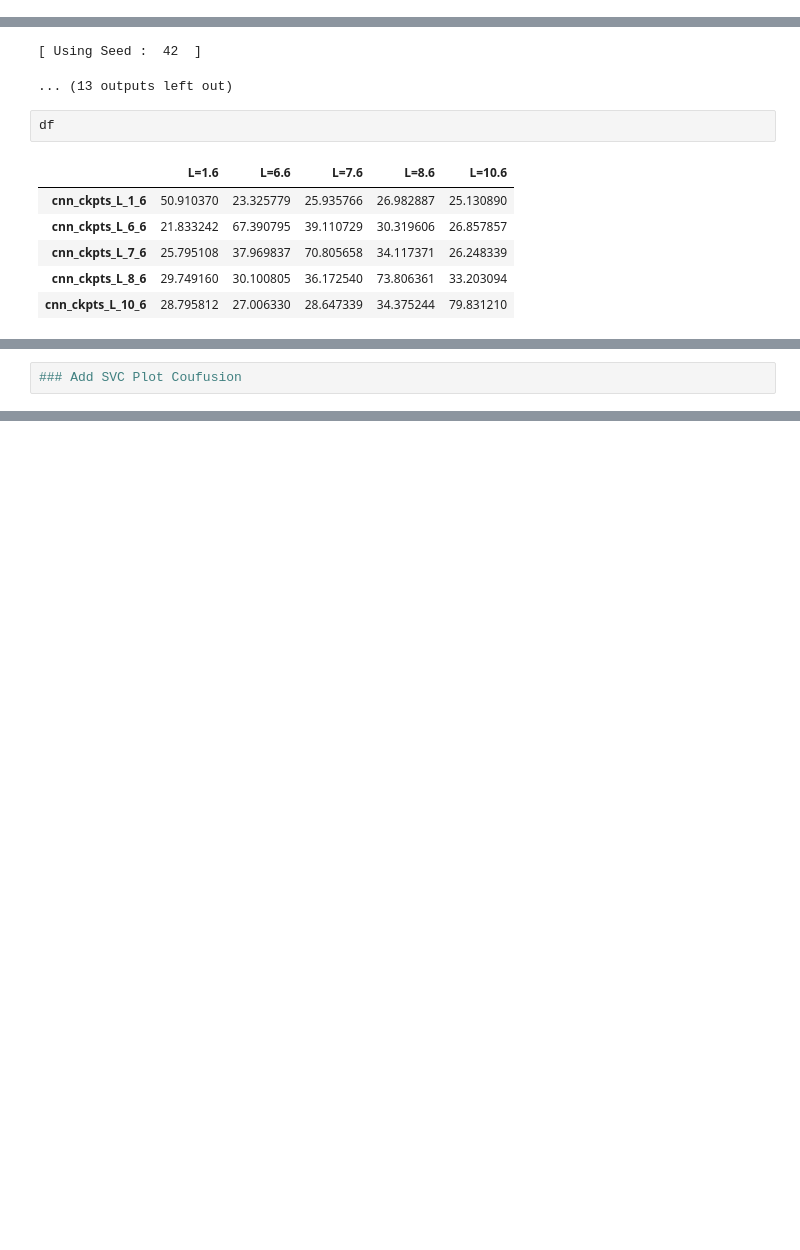
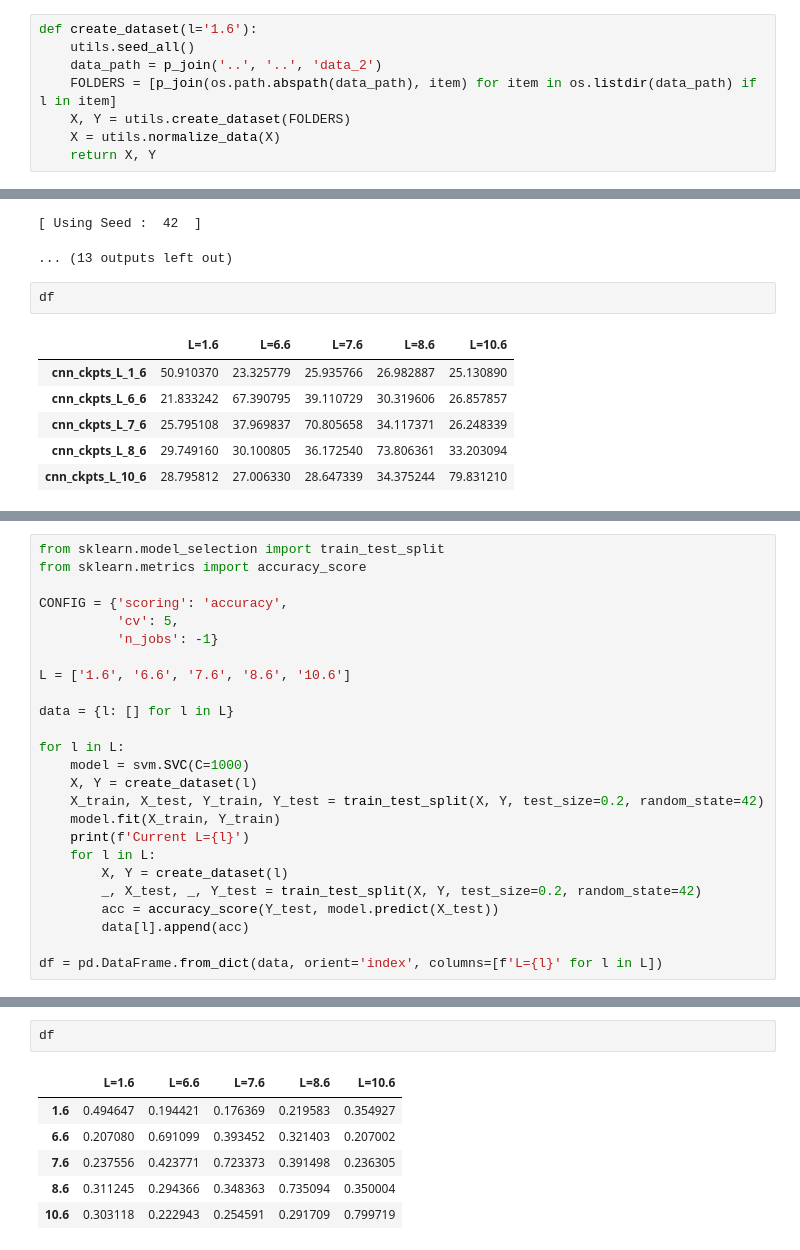
Before and after one commit to alexeyhorkin/ml_dl_with_topology_data, a Jupyter notebook: notebooks/eda/models_analysis.ipynb, the cells around one changed output, grey strips where cells are left out. Drawn from its saved outputs; the diff is of its cells as text; blank space fills up the shorter version.

Commit message:
add SVM conf matr test

```diff
--- a/notebooks/eda/models_analysis.ipynb
+++ b/notebooks/eda/models_analysis.ipynb
@@ -112,5 +112,13 @@ import torch
 from utils import dl_models
 import pandas as pd
 import numpy as np
+# %%
+def create_dataset(l='1.6'):
+    utils.seed_all()
+    data_path = p_join('..', '..', 'data_2')
+    FOLDERS = [p_join(os.path.abspath(data_path), item) for item in os.listdir(data_path) if l in item]
+    X, Y = utils.create_dataset(FOLDERS)
+    X = utils.normalize_data(X)
+    return X, Y
 # %%
 def get_loaderes(l='1.6', add_axis=False):
@@ -206,2 +212,25 @@ df
 # %%
-### Add SVC Plot Coufusion
+from sklearn.model_selection import train_test_split
+from sklearn.metrics import accuracy_score
+
+CONFIG = {'scoring': 'accuracy',
+          'cv': 5,
+          'n_jobs': -1}
+
+L = ['1.6', '6.6', '7.6', '8.6', '10.6']
+
+data = {l: [] for l in L}
+
+for l in L:
+    model = svm.SVC(C=1000)
+    X, Y = create_dataset(l)
+    X_train, X_test, Y_train, Y_test = train_test_split(X, Y, test_size=0.2, random_state=42)
+    model.fit(X_train, Y_train)
+    print(f'Current L={l}')
+    for l in L:
+        X, Y = create_dataset(l)
+        _, X_test, _, Y_test = train_test_split(X, Y, test_size=0.2, random_state=42)
+        acc = accuracy_score(Y_test, model.predict(X_test))
+        data[l].append(acc)
+
+df = pd.DataFrame.from_dict(data, orient='index', columns=[f'L={l}' for l in L])
@@ -207,0 +253,9 @@ df
+# %%
+df
+# %% [output]
+|  | L=1.6 | L=6.6 | L=7.6 | L=8.6 | L=10.6 |
+| 1.6 | 0.494647 | 0.194421 | 0.176369 | 0.219583 | 0.354927 |
+| 6.6 | 0.207080 | 0.691099 | 0.393452 | 0.321403 | 0.207002 |
+| 7.6 | 0.237556 | 0.423771 | 0.723373 | 0.391498 | 0.236305 |
+| 8.6 | 0.311245 | 0.294366 | 0.348363 | 0.735094 | 0.350004 |
+| 10.6 | 0.303118 | 0.222943 | 0.254591 | 0.291709 | 0.799719 |
```
Also changed, not shown: parts of 3 cells of this notebook.
